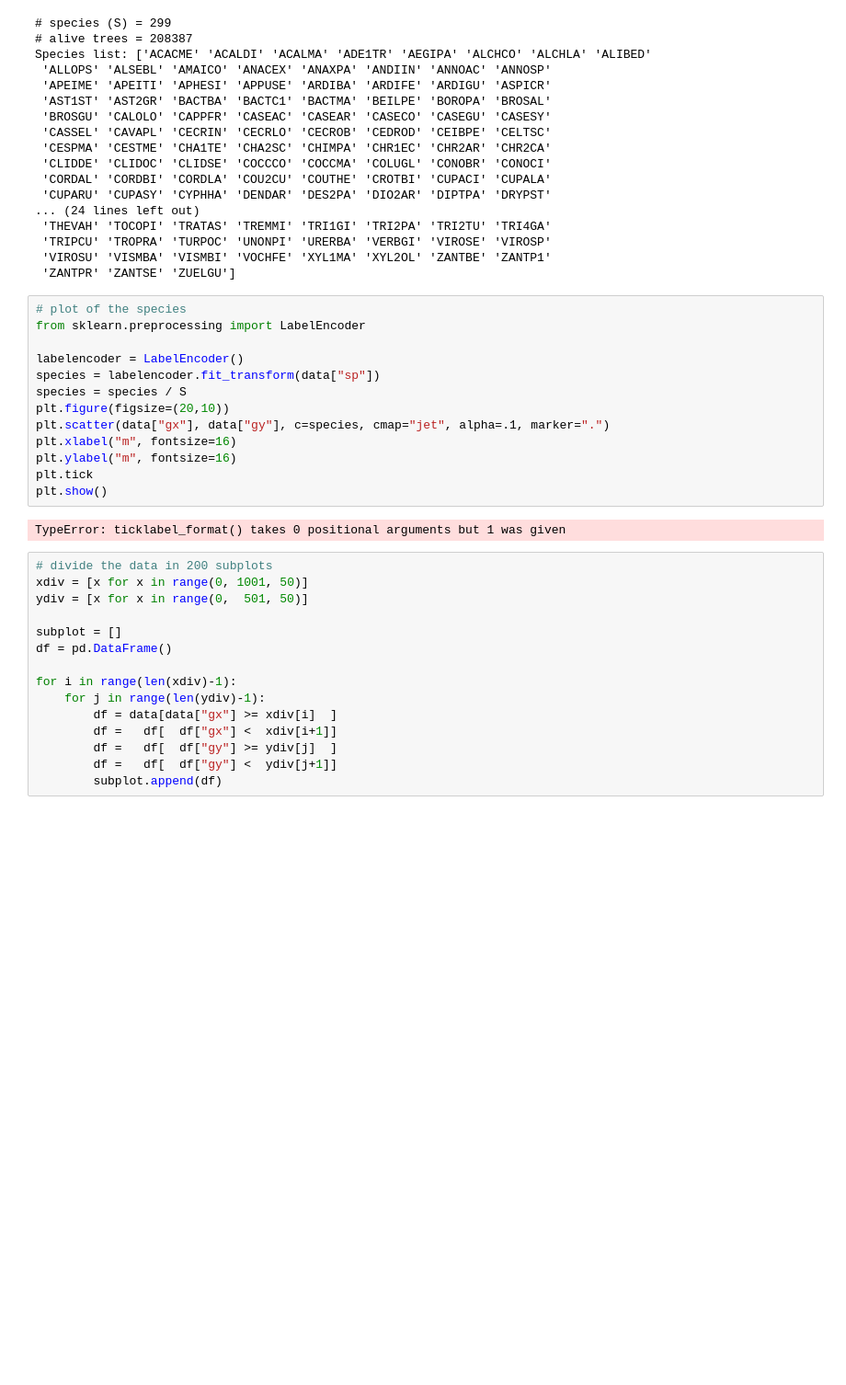
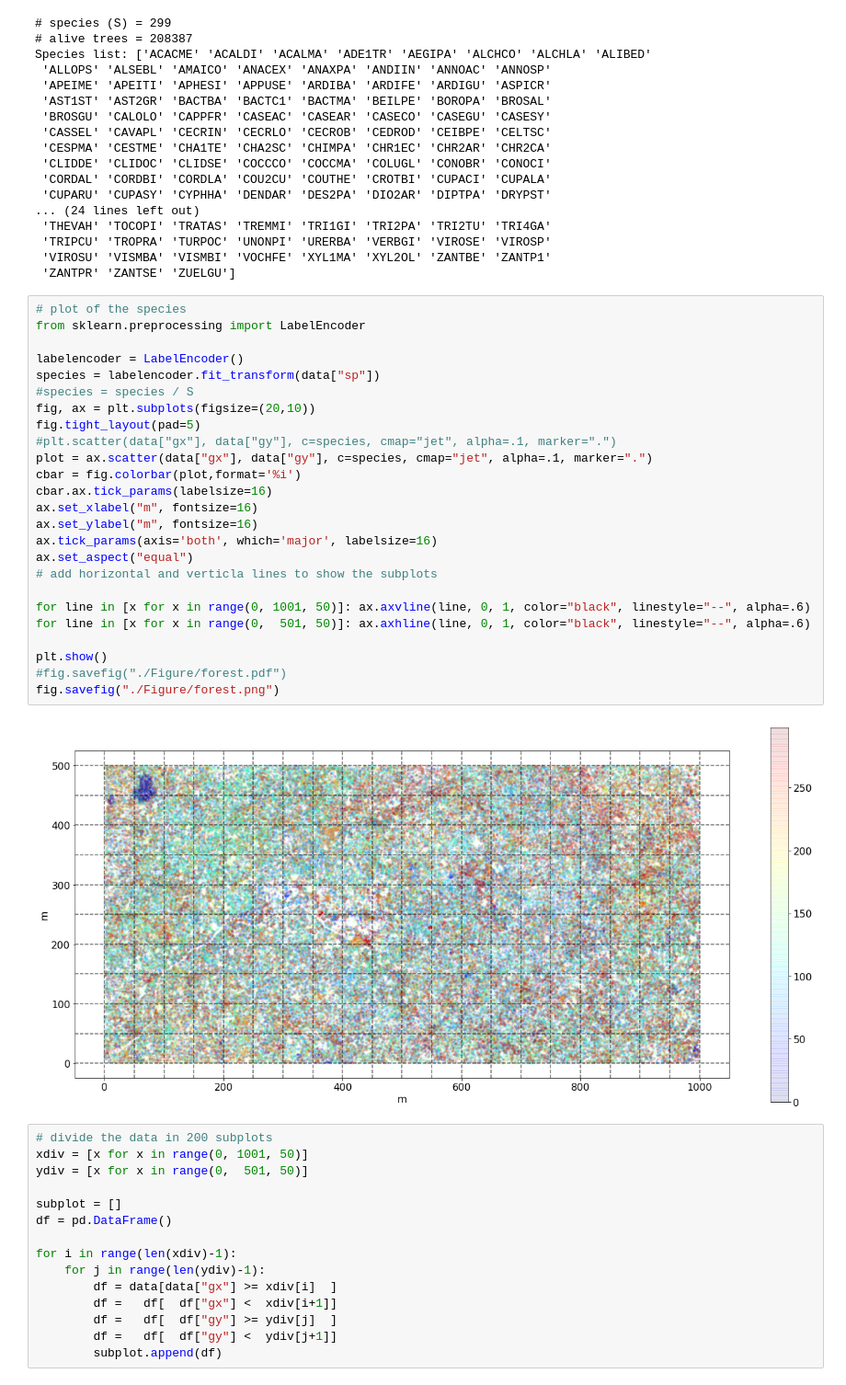
Before and after one commit to Agos95/ComplexSyst, a Jupyter notebook: 01/Exercise.ipynb, the cells around one changed output. Shown at 92% size. Cells and saved outputs as stored; diff of their text form; blank space fills up the shorter version.

```diff
--- a/01/Exercise.ipynb
+++ b/01/Exercise.ipynb
@@ -45,21 +45,33 @@ Species list: ['ACACME' 'ACALDI' 'ACALMA' 'ADE1TR' 'AEGIPA' 'ALCHCO' 'ALCHLA' 'A
  'TRIPCU' 'TROPRA' 'TURPOC' 'UNONPI' 'URERBA' 'VERBGI' 'VIROSE' 'VIROSP'
  'VIROSU' 'VISMBA' 'VISMBI' 'VOCHFE' 'XYL1MA' 'XYL2OL' 'ZANTBE' 'ZANTP1'
  'ZANTPR' 'ZANTSE' 'ZUELGU']
-# %%
-# plot of the species
-from sklearn.preprocessing import LabelEncoder
-
-labelencoder = LabelEncoder()
-species = labelencoder.fit_transform(data["sp"])
-species = species / S
-plt.figure(figsize=(20,10))
-plt.scatter(data["gx"], data["gy"], c=species, cmap="jet", alpha=.1, marker=".")
-plt.xlabel("m", fontsize=16)
-plt.ylabel("m", fontsize=16)
-plt.tick
-plt.show()
-# %% [output]
-TypeError: ticklabel_format() takes 0 positional arguments but 1 was given
+# %%
+# plot of the species
+from sklearn.preprocessing import LabelEncoder
+
+labelencoder = LabelEncoder()
+species = labelencoder.fit_transform(data["sp"])
+#species = species / S
+fig, ax = plt.subplots(figsize=(20,10))
+fig.tight_layout(pad=5)
+#plt.scatter(data["gx"], data["gy"], c=species, cmap="jet", alpha=.1, marker=".")
+plot = ax.scatter(data["gx"], data["gy"], c=species, cmap="jet", alpha=.1, marker=".")
+cbar = fig.colorbar(plot,format='%i')
+cbar.ax.tick_params(labelsize=16)
+ax.set_xlabel("m", fontsize=16)
+ax.set_ylabel("m", fontsize=16)
+ax.tick_params(axis='both', which='major', labelsize=16)
+ax.set_aspect("equal")
+# add horizontal and verticla lines to show the subplots
+
+for line in [x for x in range(0, 1001, 50)]: ax.axvline(line, 0, 1, color="black", linestyle="--", alpha=.6)
+for line in [x for x in range(0,  501, 50)]: ax.axhline(line, 0, 1, color="black", linestyle="--", alpha=.6)
+
+plt.show()
+#fig.savefig("./Figure/forest.pdf")
+fig.savefig("./Figure/forest.png")
+# %% [output]
+[figure, added]
 # %%
 # divide the data in 200 subplots
 xdiv = [x for x in range(0, 1001, 50)]
```
Also changed, not shown: parts of 24 cells of this notebook.
